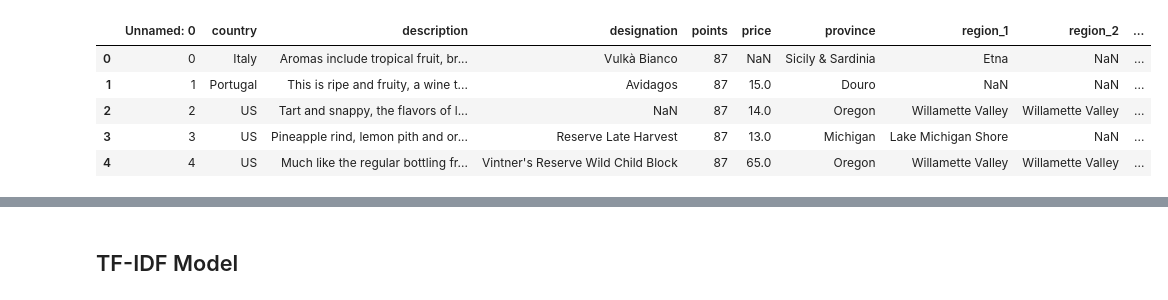
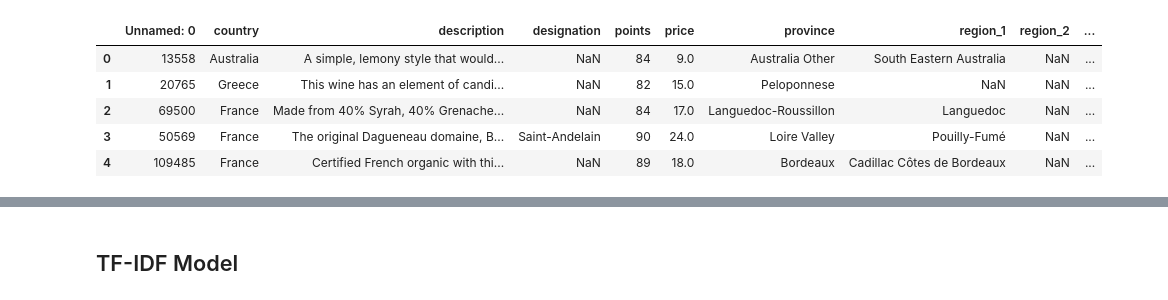
Before and after one commit to elmidelange/CloudWine, a Jupyter notebook: train/notebooks/TDIDF Validation.ipynb, the cells around one changed output, grey strips where cells are left out. Cells and saved outputs as stored; diff of their text form; code cells hidden in the pictures.

```diff
--- a/train/notebooks/TDIDF Validation.ipynb
+++ b/train/notebooks/TDIDF Validation.ipynb
@@ -16,15 +16,15 @@ from mpl_toolkits.mplot3d import Axes3D
 
 %matplotlib inline
 # %%
-df = pd.read_csv('/Users/elmi/Projects/CloudWine/data/raw/winemag-data-130k-v2.csv')
+df = pd.read_csv('/Users/elmi/Projects/CloudWine/train/data/raw/sample_10000.csv')
 df.head()
 # %% [output]
 |  | Unnamed: 0 | country | description | designation | points | price | province | region_1 | region_2 | ... |
-| 0 | 0 | Italy | Aromas include tropical fruit, br... | Vulkà Bianco | 87 | NaN | Sicily & Sardinia | Etna | NaN | ... |
-| 1 | 1 | Portugal | This is ripe and fruity, a wine t... | Avidagos | 87 | 15.0 | Douro | NaN | NaN | ... |
-| 2 | 2 | US | Tart and snappy, the flavors of l... | NaN | 87 | 14.0 | Oregon | Willamette Valley | Willamette Valley | ... |
-| 3 | 3 | US | Pineapple rind, lemon pith and or... | Reserve Late Harvest | 87 | 13.0 | Michigan | Lake Michigan Shore | NaN | ... |
-| 4 | 4 | US | Much like the regular bottling fr... | Vintner's Reserve Wild Child Block | 87 | 65.0 | Oregon | Willamette Valley | Willamette Valley | ... |
+| 0 | 13558 | Australia | A simple, lemony style that would... | NaN | 84 | 9.0 | Australia Other | South Eastern Australia | NaN | ... |
+| 1 | 20765 | Greece | This wine has an element of candi... | NaN | 82 | 15.0 | Peloponnese | NaN | NaN | ... |
+| 2 | 69500 | France | Made from 40% Syrah, 40% Grenache... | NaN | 84 | 17.0 | Languedoc-Roussillon | Languedoc | NaN | ... |
+| 3 | 50569 | France | The original Dagueneau domaine, B... | Saint-Andelain | 90 | 24.0 | Loire Valley | Pouilly-Fumé | NaN | ... |
+| 4 | 109485 | France | Certified French organic with thi... | NaN | 89 | 18.0 | Bordeaux | Cadillac Côtes de Bordeaux | NaN | ... |
 # %%
 df = df[(df['variety'].notna()) & (df['region_1'].notna())]
 df['variety_region'] = df[['variety', 'region_1']].agg('-'.join, axis=1)
```
Also changed, not shown: parts of 25 cells of this notebook, 3 other files.
